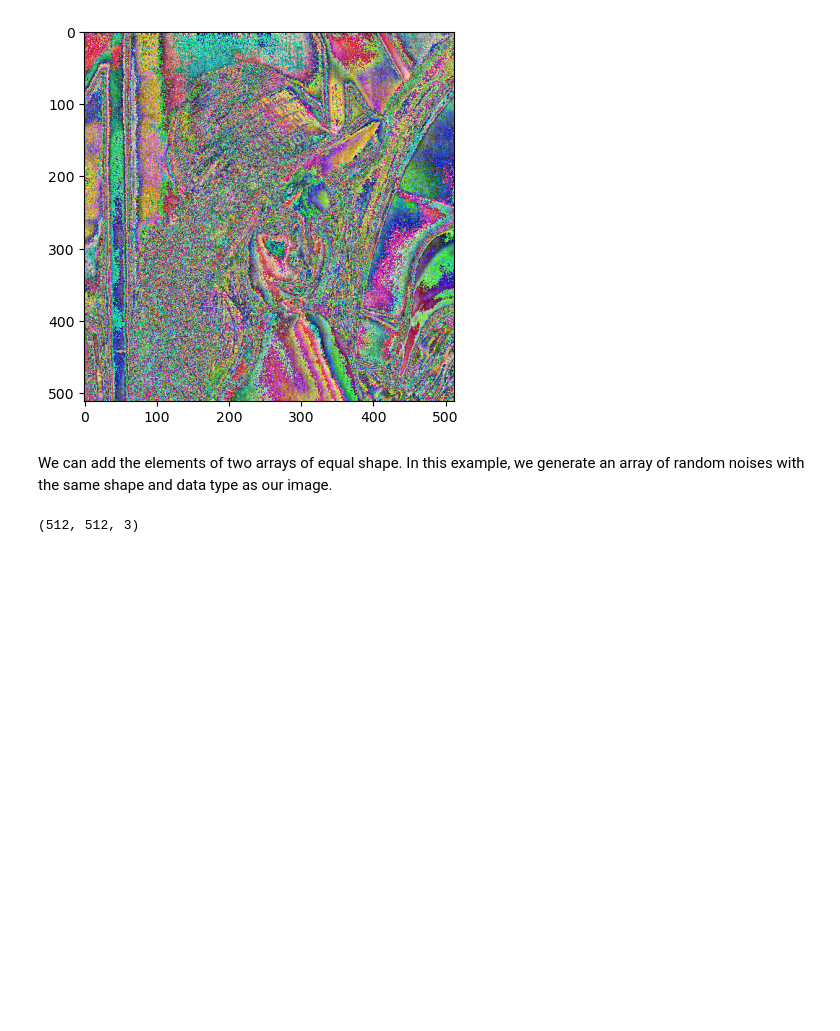
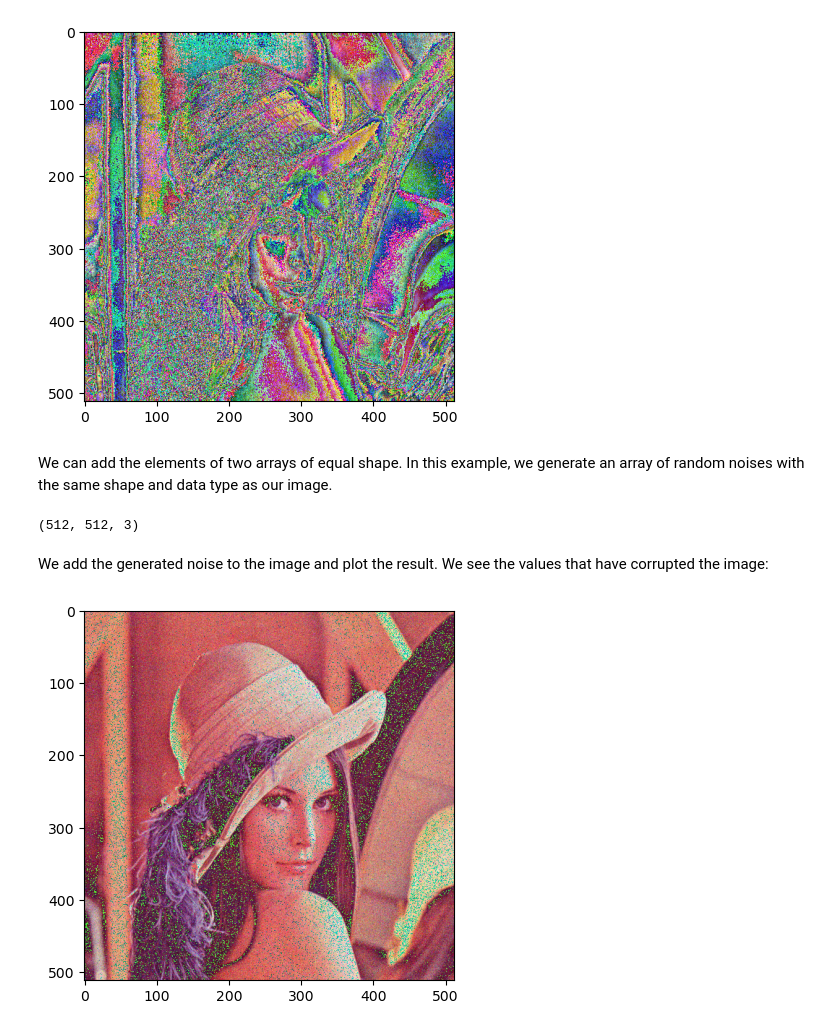
Before and after one commit to amansingh202/Machine-Learning, a Jupyter notebook: Computer_Vision/L6_geometric_TransformationsusingPillow.ipynb, the cells around one changed output. Saved outputs shown, nothing was run; the diff lists cells and outputs as text; code cells hidden in the pictures; blank space fills up the shorter version.

Commit message:
noise mult

```diff
--- a/Computer_Vision/L6_geometric_TransformationsusingPillow.ipynb
+++ b/Computer_Vision/L6_geometric_TransformationsusingPillow.ipynb
@@ -125,3 +125,11 @@ Noise = np.random.normal(0,20,(height,width,3)).astype(np.uint8)
 Noise.shape
 # %% [output]
 (512, 512, 3)
+# %% [markdown]
+We add the generated noise to the image and plot the result. We see the values that have corrupted the image:
+# %%
+new_image = image + Noise
+plt.imshow(new_image)
+plt.show()
+# %% [output]
+[figure, added]
```
Also changed, not shown: parts of 2 cells of this notebook.
